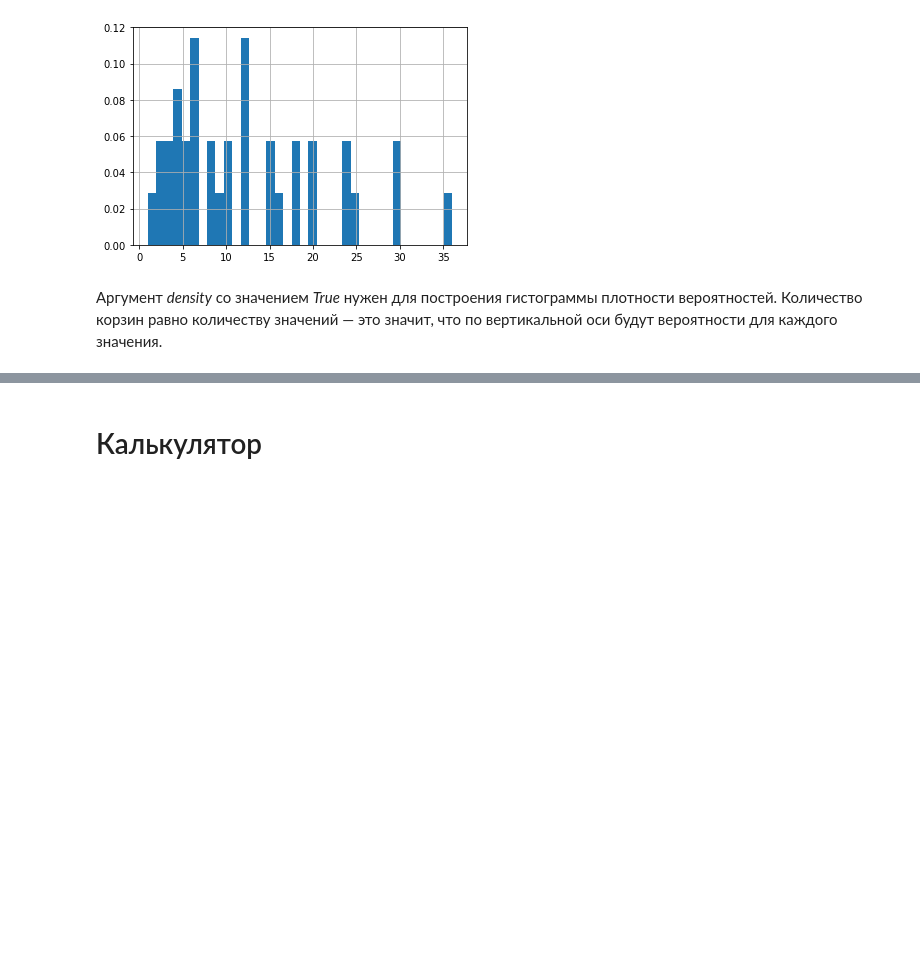
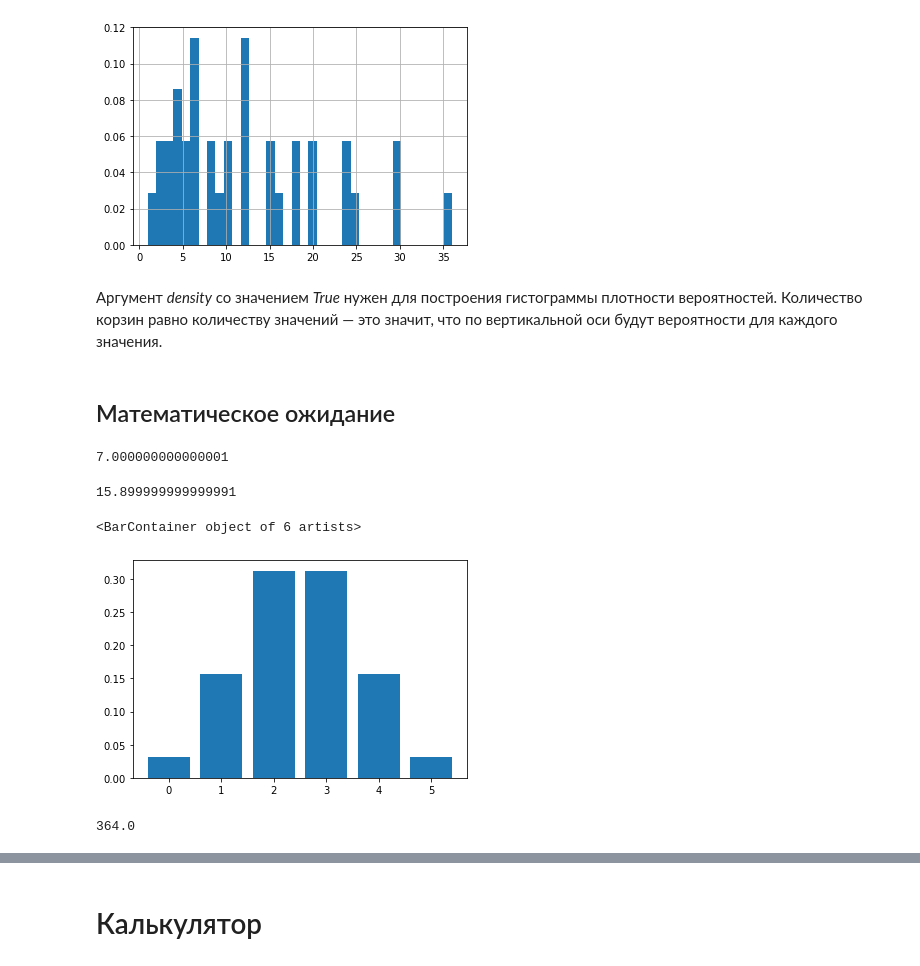
Before and after one commit to arigatory/ds_finals, a Jupyter notebook: Notes/Abstract.ipynb, the cells around one changed output, grey strips where cells are left out. Drawn from its saved outputs; the diff is of its cells as text; code cells hidden in the pictures; blank space fills up the shorter version.

Commit message:
add normal distrib

```diff
--- a/Notes/Abstract.ipynb
+++ b/Notes/Abstract.ipynb
@@ -123,3 +123,70 @@ x.hist(density=True, bins=36)
 [figure]
 # %% [markdown]
 Аргумент *density* со значением *True* нужен для построения гистограммы плотности вероятностей. Количество корзин равно количеству значений — это значит, что по вертикальной оси будут вероятности для каждого значения.
+# %% [markdown]
+## Математическое ожидание
+# %%
+x_probs = {
+        '3': 0.1,
+        '4': 0.2,
+        '5' : 0.2,
+        '7' : 0.3,
+        '11' : 0.1,
+        '16' : 0.05,
+        '18': 0.05
+}
+# E(X): для каждого элемента словаря вычисляем произведение вероятности и значения
+# случайной величины (целочисленное представление ключа словаря):
+expectation = sum([int(x_i)*x_probs[x_i] for x_i in x_probs])
+print(expectation)
+# %% [output]
+7.000000000000001
+# %%
+
+x_probs = {
+    '3': 0.1,
+    '4': 0.2,
+    '5': 0.2,
+    '7': 0.3,
+    '11': 0.1,
+    '16': 0.05,
+    '18': 0.05
+}
+# E(X): для каждого элемента словаря вычисляем произведение вероятности и значения
+# случайной величины (целочисленное представление ключа словаря):
+expectation = sum([int(x_i) * x_probs[x_i] for x_i in x_probs])
+# (E(X))^2
+square_of_expectation = expectation ** 2
+# E(X^2)
+expectation_of_squares = sum(
+    [int(x_i) * int(x_i) * x_probs[x_i] for x_i in x_probs]
+)
+variance = expectation_of_squares - square_of_expectation
+print(variance)
+# %% [output]
+15.899999999999991
+# %%
+from matplotlib import pyplot as plt
+from math import factorial
+
+n = 5
+p = 0.5
+
+distr = []
+
+for k in range(0, n + 1):
+    choose = factorial(n) / (factorial(k) * factorial(n - k))
+    prob = choose * p ** k * (1 - p) ** (n - k)
+    distr.append(prob)
+
+plt.bar(range(0, n + 1), distr)
+# %% [output]
+<BarContainer object of 6 artists>
+[figure, added]
+# %%
+from math import factorial
+
+c = factorial(14) / (factorial(3) * factorial(11))
+print(c)
+# %% [output]
+364.0
```
Also changed, not shown: parts of 10 cells of this notebook.
